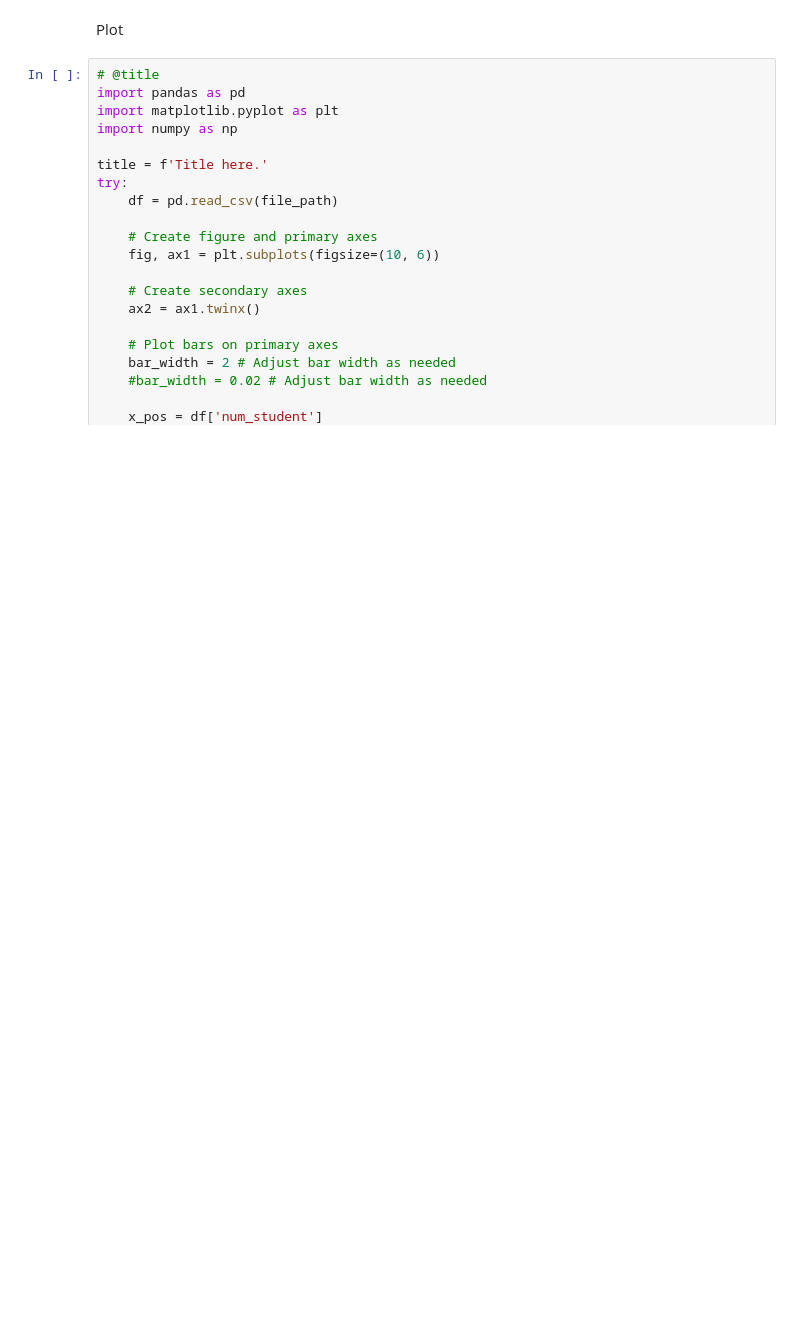
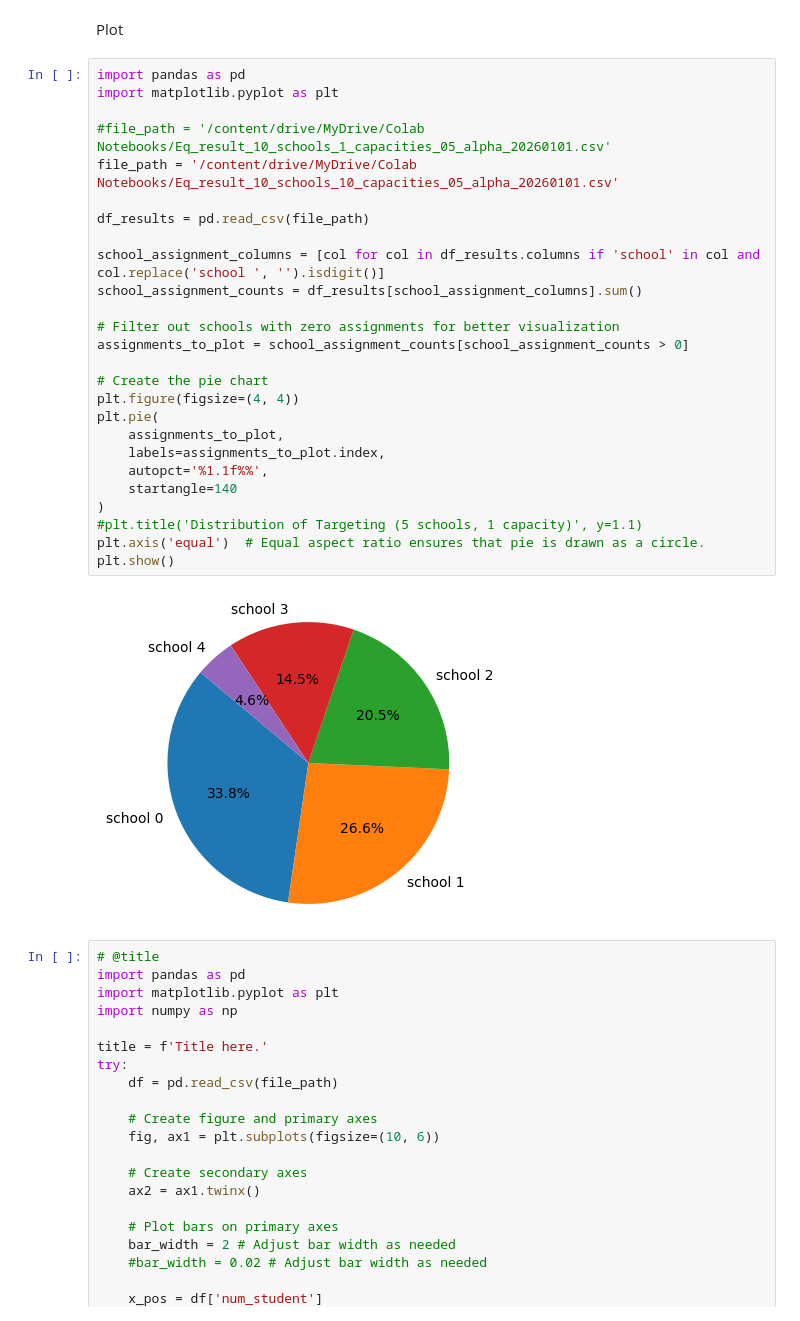
Before and after one commit to dskyshr/cadaSimulator, a Jupyter notebook: CADA_simulation_3.ipynb, the cells around one changed output. Saved outputs shown, nothing was run; the diff lists cells and outputs as text; blank space fills up the shorter version.

```diff
--- a/CADA_simulation_3.ipynb
+++ b/CADA_simulation_3.ipynb
@@ -159,5 +173,33 @@ delete_csv(file_path)
 # %% [markdown]
 Plot
+# %%
+import pandas as pd
+import matplotlib.pyplot as plt
+
+#file_path = '/content/drive/MyDrive/Colab Notebooks/Eq_result_10_schools_1_capacities_05_alpha_20260101.csv'
+file_path = '/content/drive/MyDrive/Colab Notebooks/Eq_result_10_schools_10_capacities_05_alpha_20260101.csv'
+
+df_results = pd.read_csv(file_path)
+
+school_assignment_columns = [col for col in df_results.columns if 'school' in col and col.replace('school ', '').isdigit()]
+school_assignment_counts = df_results[school_assignment_columns].sum()
+
+# Filter out schools with zero assignments for better visualization
+assignments_to_plot = school_assignment_counts[school_assignment_counts > 0]
+
+# Create the pie chart
+plt.figure(figsize=(4, 4))
+plt.pie(
+    assignments_to_plot,
+    labels=assignments_to_plot.index,
+    autopct='%1.1f%%',
+    startangle=140
+)
+#plt.title('Distribution of Targeting (5 schools, 1 capacity)', y=1.1)
+plt.axis('equal')  # Equal aspect ratio ensures that pie is drawn as a circle.
+plt.show()
+# %% [output]
+[figure, added]
 # %%
 # @title
 import pandas as pd
```
Also changed, not shown: parts of 4 cells of this notebook.
